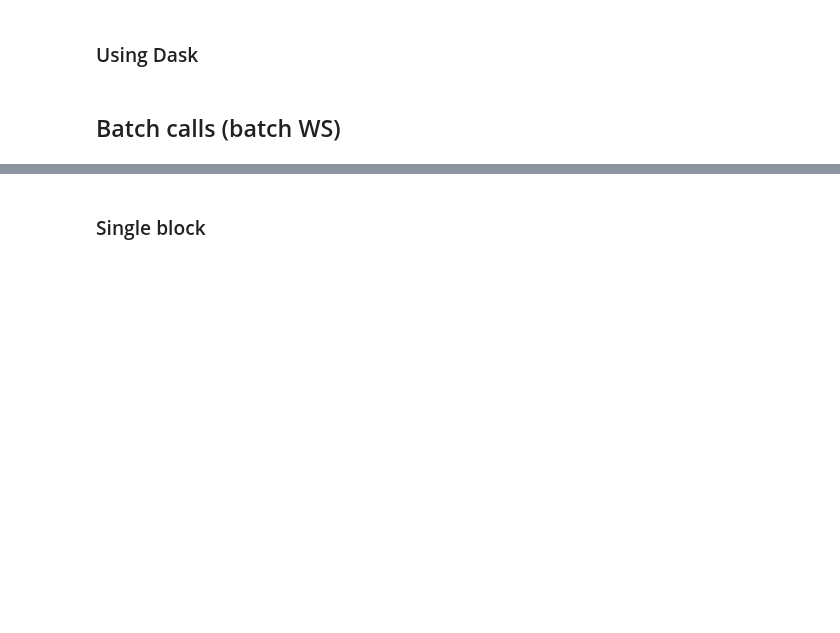
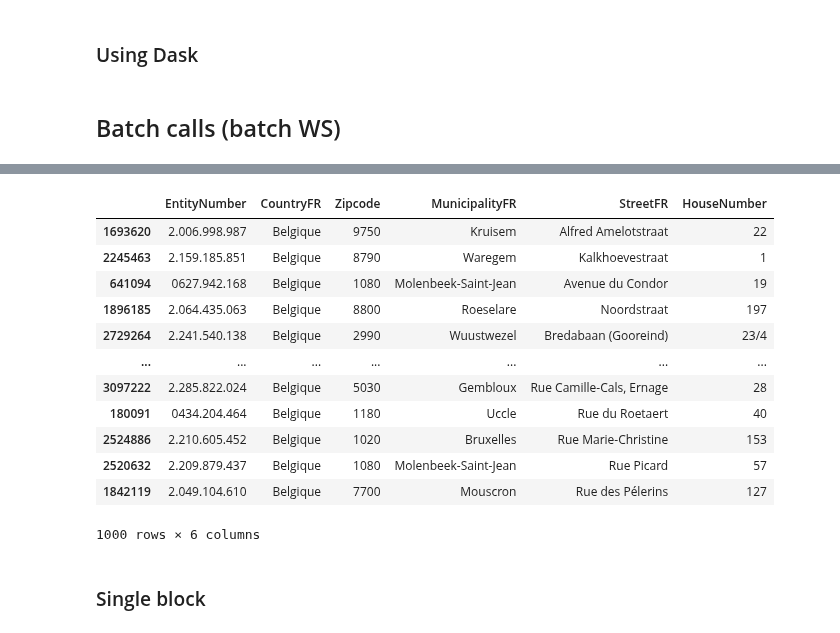
Before and after one commit to SmalsResearch/NominatimWrapper, a Jupyter notebook: AddressCleanserREST_test.ipynb, the cells around one changed output, grey strips where cells are left out. Cells and saved outputs as stored; diff of their text form; code cells hidden in the pictures; blank space fills up the shorter version.

```diff
--- a/AddressCleanserREST_test.ipynb
+++ b/AddressCleanserREST_test.ipynb
@@ -148,3 +189,19 @@ addresses
+# %%
+addresses
+# %% [output]
+|  | EntityNumber | CountryFR | Zipcode | MunicipalityFR | StreetFR | HouseNumber |
+| 1693620 | 2.006.998.987 | Belgique | 9750 | Kruisem | Alfred Amelotstraat | 22 |
+| 2245463 | 2.159.185.851 | Belgique | 8790 | Waregem | Kalkhoevestraat | 1 |
+| 641094 | 0627.942.168 | Belgique | 1080 | Molenbeek-Saint-Jean | Avenue du Condor | 19 |
+| 1896185 | 2.064.435.063 | Belgique | 8800 | Roeselare | Noordstraat | 197 |
+| 2729264 | 2.241.540.138 | Belgique | 2990 | Wuustwezel | Bredabaan (Gooreind) | 23/4 |
+| ... | ... | ... | ... | ... | ... | ... |
+| 3097222 | 2.285.822.024 | Belgique | 5030 | Gembloux | Rue Camille-Cals, Ernage | 28 |
+| 180091 | 0434.204.464 | Belgique | 1180 | Uccle | Rue du Roetaert | 40 |
+| 2524886 | 2.210.605.452 | Belgique | 1020 | Bruxelles | Rue Marie-Christine | 153 |
+| 2520632 | 2.209.879.437 | Belgique | 1080 | Molenbeek-Saint-Jean | Rue Picard | 57 |
+| 1842119 | 2.049.104.610 | Belgique | 7700 | Mouscron | Rue des Pélerins | 127 |
+1000 rows × 6 columns
 # %% [markdown]
 ### Single block
 # %%
```
Also changed, not shown: parts of 9 cells of this notebook, 15 other files.
